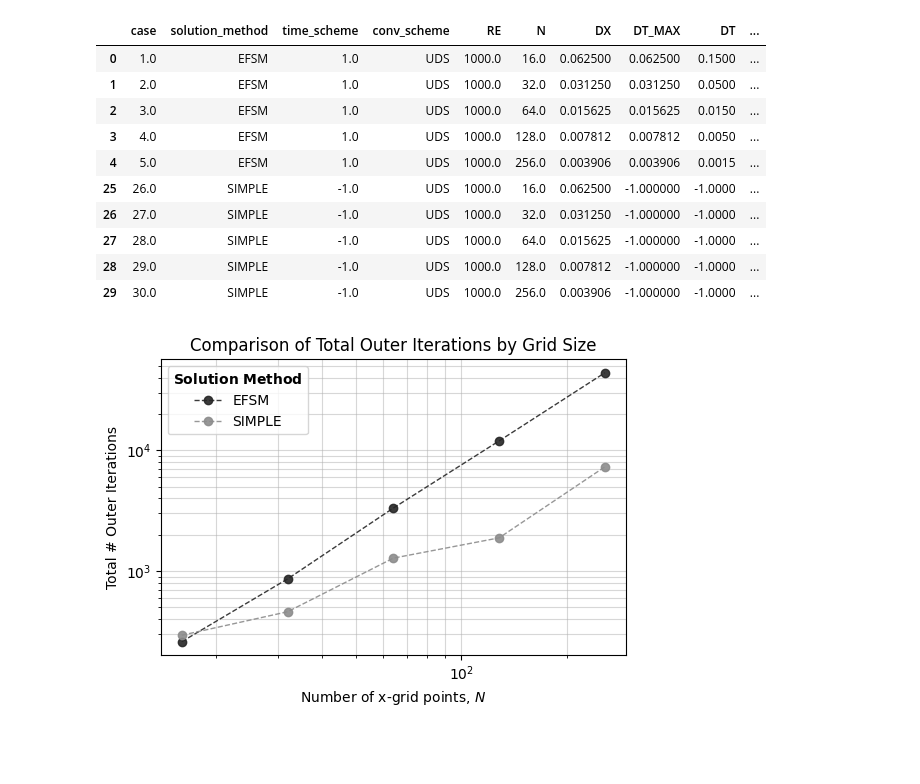
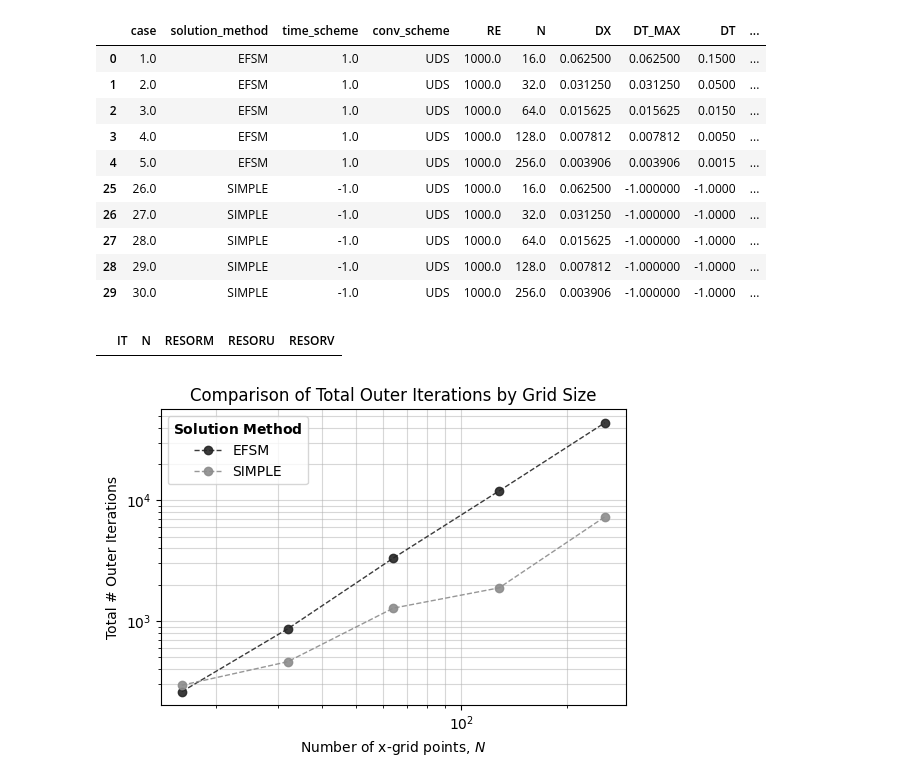
Before and after one commit to annashens/ME663-project, a Jupyter notebook: postprocess/7_computation_cost.ipynb, the cells around one changed output. Saved outputs shown, nothing was run; the diff lists cells and outputs as text; code cells hidden in the pictures; blank space fills up the shorter version.

```diff
--- a/postprocess/7_computation_cost.ipynb
+++ b/postprocess/7_computation_cost.ipynb
@@ -39,6 +39,14 @@ case_df_slice
 # %%
 groups = [16, 32, 64, 128]
 group_labels = ["16", "32", "64", "128"]
+# %%
+# CaseManager([59,60,61,62,63, 64,65,66], solution_method="SIMPLE", N=64, conv_scheme="uds", RE=1000)
+importlib.reload(helpers)
+CavityCase = helpers.CavityCase
+CaseManager = helpers.CaseManager
+CavityCase(26).res_df
+# %% [output]
+|  | IT | N | RESORM | RESORU | RESORV |
 # %%
 import numpy as np
 import matplotlib.pyplot as plt
```
Also changed, not shown: 33 other files.
